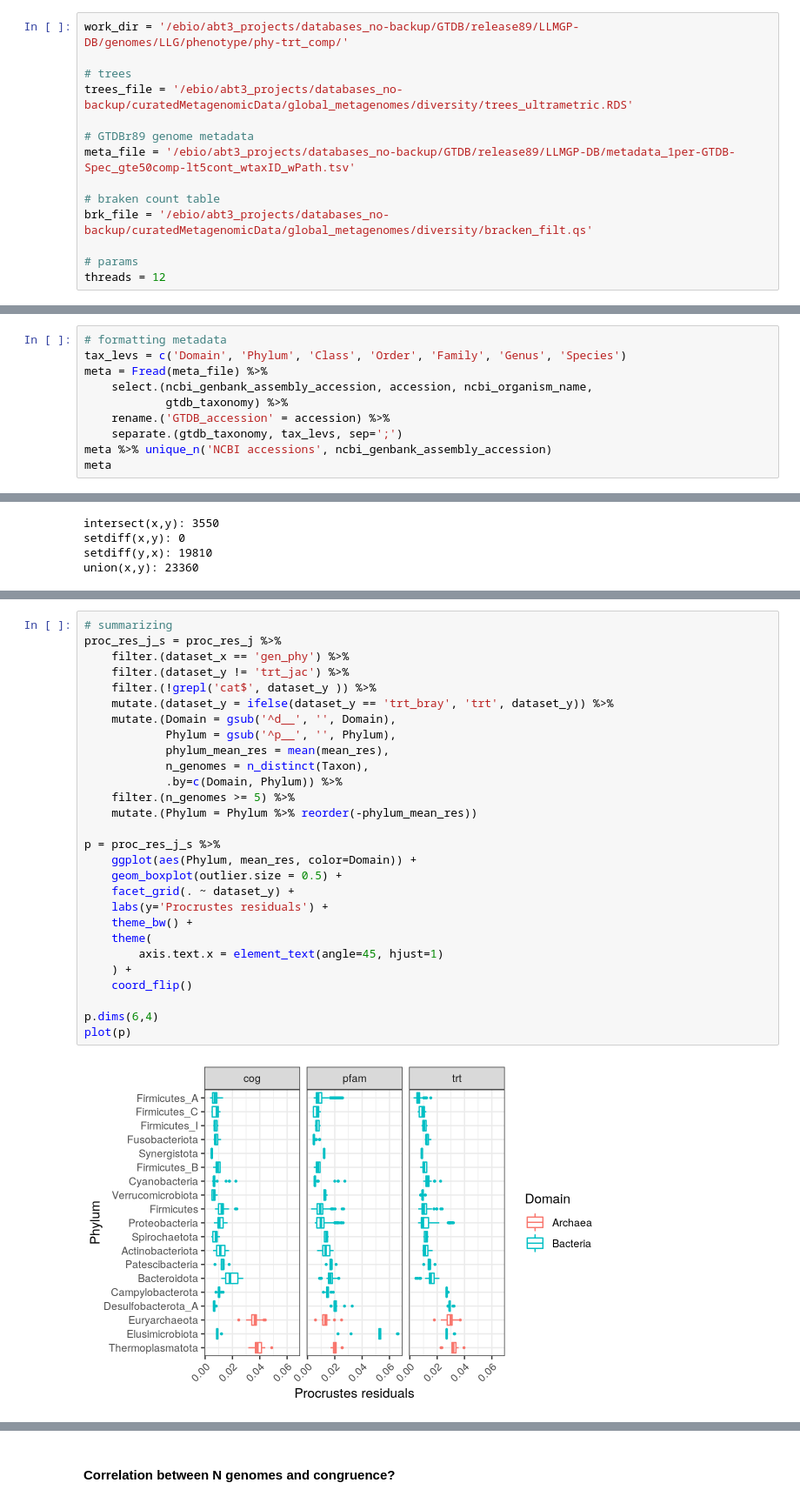
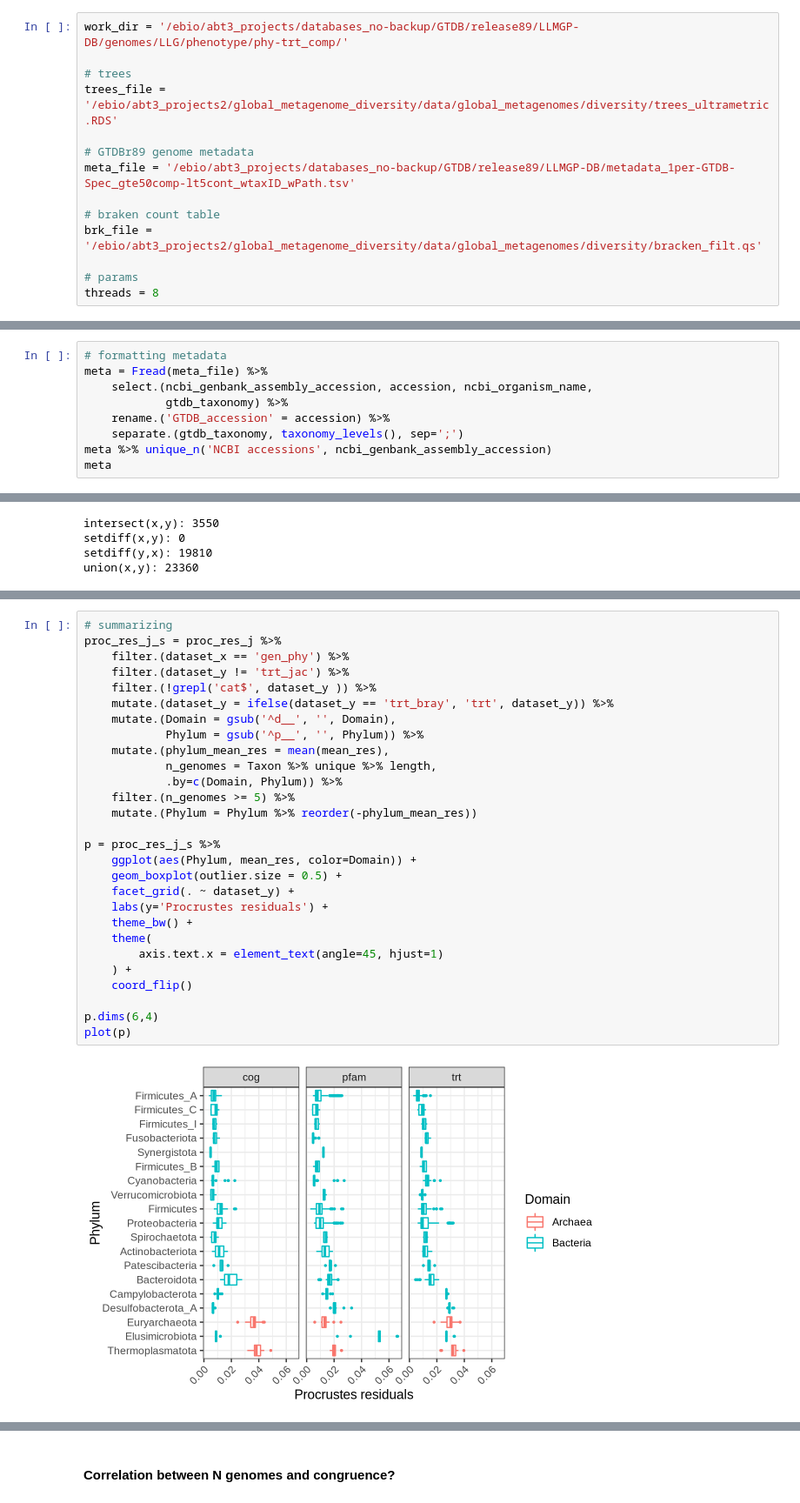
Before and after one commit to leylabmpi/global_metagenome_diversity, a Jupyter notebook: ipynb/01_data_explore/05b_phylo_trait_tree_compare_all.ipynb, the cells around one changed output, grey strips where cells are left out. Shown at 87% size. Saved outputs shown, nothing was run; the diff lists cells and outputs as text.

Commit message:
updated data_explore

```diff
--- a/ipynb/01_data_explore/05b_phylo_trait_tree_compare_all.ipynb
+++ b/ipynb/01_data_explore/05b_phylo_trait_tree_compare_all.ipynb
@@ -14,16 +14,16 @@
 work_dir = '/ebio/abt3_projects/databases_no-backup/GTDB/release89/LLMGP-DB/genomes/LLG/phenotype/phy-trt_comp/'
 
 # trees
-trees_file = '/ebio/abt3_projects/databases_no-backup/curatedMetagenomicData/global_metagenomes/diversity/trees_ultrametric.RDS'
+trees_file = '/ebio/abt3_projects2/global_metagenome_diversity/data/global_metagenomes/diversity/trees_ultrametric.RDS'
 
 # GTDBr89 genome metadata
 meta_file = '/ebio/abt3_projects/databases_no-backup/GTDB/release89/LLMGP-DB/metadata_1per-GTDB-Spec_gte50comp-lt5cont_wtaxID_wPath.tsv'
 
 # braken count table
-brk_file = '/ebio/abt3_projects/databases_no-backup/curatedMetagenomicData/global_metagenomes/diversity/bracken_filt.qs'
+brk_file = '/ebio/abt3_projects2/global_metagenome_diversity/data/global_metagenomes/diversity/bracken_filt.qs'
 
 # params
-threads = 12
+threads = 8
 # %% [markdown]
 # Init
 # %%
@@ -68,12 +66,11 @@ A tidytable: 4934812 × 13
 | YuJ_2015 | s__Bacteroides_A_sp002161565 | 119189 | S | Bacteria | Bacteroidota | Bacteroidia | Bacteroidales | Bacteroidaceae | Bacteroides_A | Bacteroides_A sp002161565 | ... |
 # %%
 # formatting metadata
-tax_levs = c('Domain', 'Phylum', 'Class', 'Order', 'Family', 'Genus', 'Species')
 meta = Fread(meta_file) %>%
     select.(ncbi_genbank_assembly_accession, accession, ncbi_organism_name,
             gtdb_taxonomy) %>%
     rename.('GTDB_accession' = accession) %>%
-    separate.(gtdb_taxonomy, tax_levs, sep=';')
+    separate.(gtdb_taxonomy, taxonomy_levels(), sep=';')
 meta %>% unique_n('NCBI accessions', ncbi_genbank_assembly_accession)
 meta
 # %% [output]
@@ -1018,33 +1019,33 @@ A tidytable: 74550 × 18
 # %%
 # summarizing
 proc_res_j_s = proc_res_j %>%
     filter.(dataset_x == 'gen_phy') %>%
     filter.(dataset_y != 'trt_jac') %>%
     filter.(!grepl('cat$', dataset_y )) %>%
     mutate.(dataset_y = ifelse(dataset_y == 'trt_bray', 'trt', dataset_y)) %>%
     mutate.(Domain = gsub('^d__', '', Domain),
-            Phylum = gsub('^p__', '', Phylum),
-            phylum_mean_res = mean(mean_res),
-            n_genomes = n_distinct(Taxon),
+            Phylum = gsub('^p__', '', Phylum)) %>%
+    mutate.(phylum_mean_res = mean(mean_res),
+            n_genomes = Taxon %>% unique %>% length,
             .by=c(Domain, Phylum)) %>%
     filter.(n_genomes >= 5) %>%
     mutate.(Phylum = Phylum %>% reorder(-phylum_mean_res))
 
 p = proc_res_j_s %>%
     ggplot(aes(Phylum, mean_res, color=Domain)) +
     geom_boxplot(outlier.size = 0.5) +
     facet_grid(. ~ dataset_y) +
     labs(y='Procrustes residuals') +
     theme_bw() +
     theme(
         axis.text.x = element_text(angle=45, hjust=1)
     ) +
     coord_flip()
 
 p.dims(6,4)
 plot(p)
 # %% [output]
-[figure, old version]
+[figure, new version]
 # %%
 # summarizing
 proc_res_j_s = proc_res_j %>%
```
Also changed, not shown: parts of 14 cells of this notebook, 6 other files.
